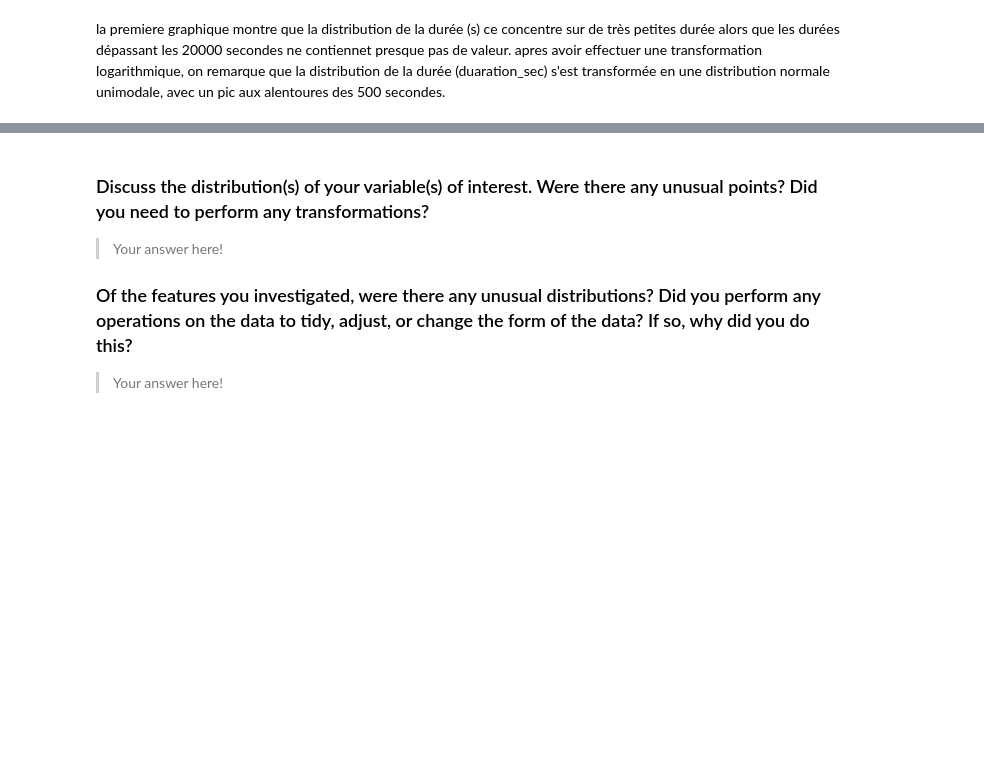
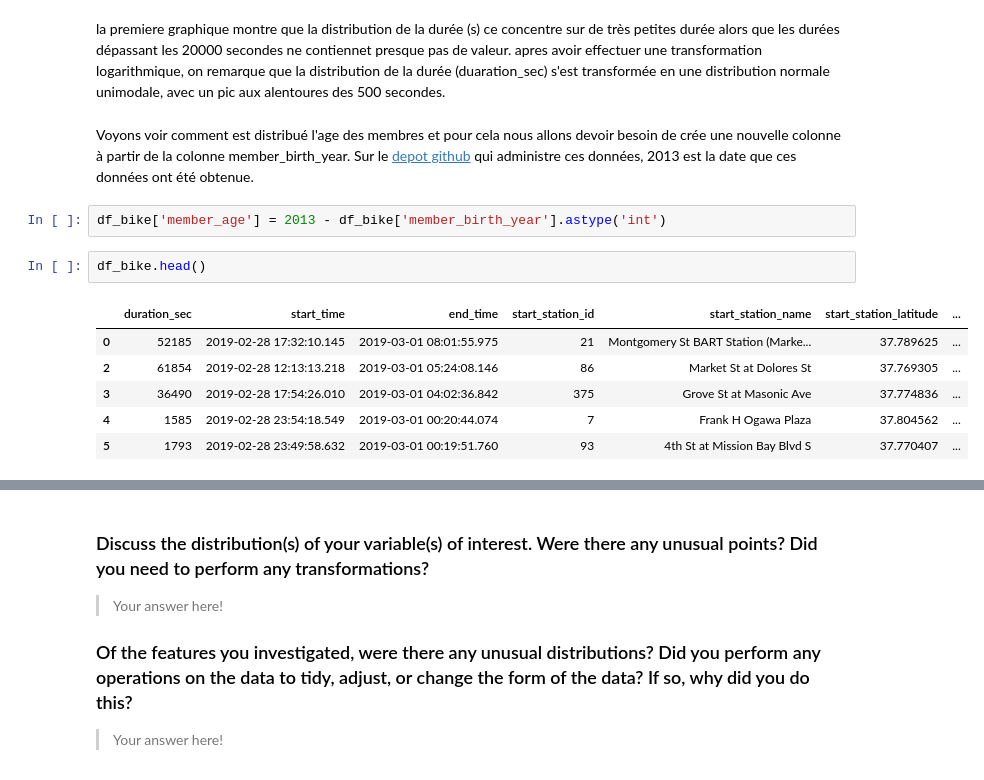
Before and after one commit to ibsom/system_ford_gobike, a Jupyter notebook: Part_I_exploration_FordGoBike.ipynb, the cells around one changed output, grey strips where cells are left out. Drawn from its saved outputs; the diff is of its cells as text; blank space fills up the shorter version.

```diff
--- a/Part_I_exploration_FordGoBike.ipynb
+++ b/Part_I_exploration_FordGoBike.ipynb
@@ -245,3 +245,17 @@ plt.xlabel('durée (s)');
 [figure]
 # %% [markdown]
 la premiere graphique montre que la distribution de la durée (s) ce concentre sur de très petites durée alors que les durées dépassant les 20000 secondes ne contiennet presque pas de valeur. apres avoir effectuer une transformation logarithmique, on remarque que la distribution de la durée (duaration_sec) s'est transformée en une distribution normale unimodale, avec un pic aux alentoures des 500 secondes.
+# %% [markdown]
+Voyons voir comment est distribué l'age des membres et pour cela nous allons devoir besoin de crée une nouvelle colonne
+à partir de la colonne member_birth_year. Sur le [depot github](https://github.com/BetaNYC/Bike-Share-Data-Best-Practices) qui administre ces données, 2013 est la date que ces données ont été obtenue.
+# %%
+df_bike['member_age'] = 2013 - df_bike['member_birth_year'].astype('int')
+# %%
+df_bike.head()
+# %% [output]
+|  | duration_sec | start_time | end_time | start_station_id | start_station_name | start_station_latitude | ... |
+| 0 | 52185 | 2019-02-28 17:32:10.145 | 2019-03-01 08:01:55.975 | 21 | Montgomery St BART Station (Marke... | 37.789625 | ... |
+| 2 | 61854 | 2019-02-28 12:13:13.218 | 2019-03-01 05:24:08.146 | 86 | Market St at Dolores St | 37.769305 | ... |
+| 3 | 36490 | 2019-02-28 17:54:26.010 | 2019-03-01 04:02:36.842 | 375 | Grove St at Masonic Ave | 37.774836 | ... |
+| 4 | 1585 | 2019-02-28 23:54:18.549 | 2019-03-01 00:20:44.074 | 7 | Frank H Ogawa Plaza | 37.804562 | ... |
+| 5 | 1793 | 2019-02-28 23:49:58.632 | 2019-03-01 00:19:51.760 | 93 | 4th St at Mission Bay Blvd S | 37.770407 | ... |
```
Also changed, not shown: parts of 7 cells of this notebook.
